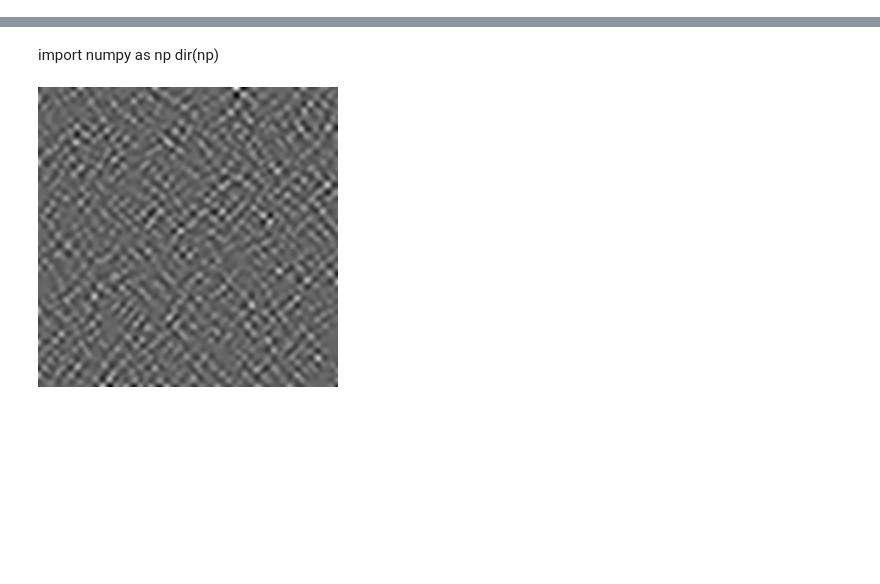
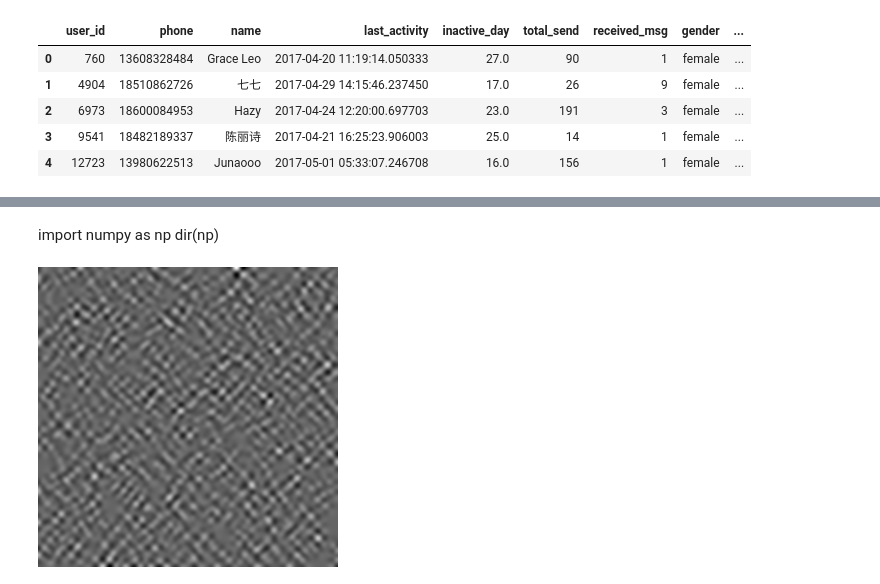
Before and after one commit to wqw547243068/wangqiwen, a Jupyter notebook: jupyter/test_pandas_numpy.ipynb, the cells around one changed output, grey strips where cells are left out. Drawn from its saved outputs; the diff is of its cells as text; code cells hidden in the pictures; blank space fills up the shorter version.

```diff
--- a/jupyter/test_pandas_numpy.ipynb
+++ b/jupyter/test_pandas_numpy.ipynb
@@ -1 +1,21 @@
+# %%
+# pandas读取excel数据示例
+# 【2016-7-30】 参考：十分钟搞定pandas：http://www.cnblogs.com/chaosimple/p/4153083.html
+import pandas as pd
+import numpy as np
+
+#df = pd.read_excel('C:\Users\warren\Desktop\warren.xlsx',index='time')
+#df = pandas.read_excel(open('your_xls_xlsx_filename','rb'), sheetname='Sheet 1')
+data_file = '../data/female_text.txt'
+#df = pd.read_table(data_file, sep=',')
+df = pd.read_csv(data_file)
+#df.index # 行序号
+df.head()
+# %% [output]
+|  | user_id | phone | name | last_activity | inactive_day | total_send | received_msg | gender | ... |
+| 0 | 760 | 13608328484 | Grace Leo | 2017-04-20 11:19:14.050333 | 27.0 | 90 | 1 | female | ... |
+| 1 | 4904 | 18510862726 | 七七 | 2017-04-29 14:15:46.237450 | 17.0 | 26 | 9 | female | ... |
+| 2 | 6973 | 18600084953 | Hazy | 2017-04-24 12:20:00.697703 | 23.0 | 191 | 3 | female | ... |
+| 3 | 9541 | 18482189337 | 陈丽诗 | 2017-04-21 16:25:23.906003 | 25.0 | 14 | 1 | female | ... |
+| 4 | 12723 | 13980622513 | Junaooo | 2017-05-01 05:33:07.246708 | 16.0 | 156 | 1 | female | ... |
 # %%
```
Also changed, not shown: parts of 1 cell of this notebook, 1 other file.
